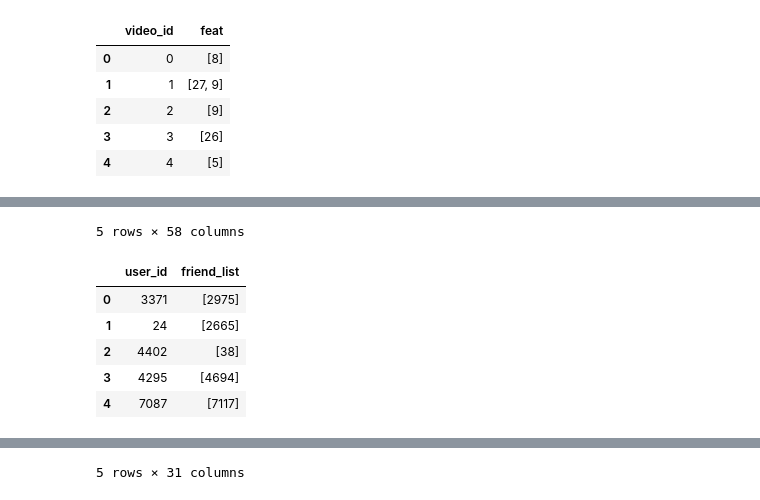
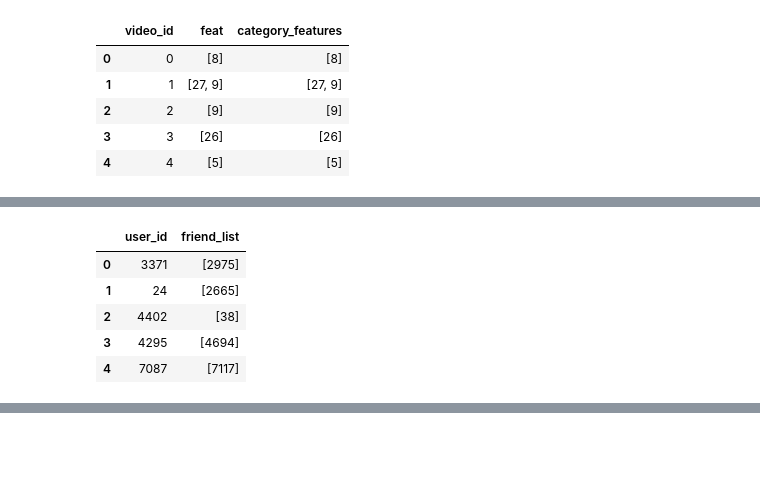
Before and after one commit to aygoun/FinalProject_2025_Armand_BLIN, a Jupyter notebook: notebooks/01_data_exploration.ipynb, the cells around one changed output, grey strips where cells are left out. Drawn from its saved outputs; the diff is of its cells as text; code cells hidden in the pictures; blank space fills up the shorter version.

```diff
--- a/notebooks/01_data_exploration.ipynb
+++ b/notebooks/01_data_exploration.ipynb
@@ -7,40 +11,41 @@ from IPython.display import display
 RAW_DATA_DIR = "../data/raw/"
 # %%
 # Loading data from Kuairec
-kr_df = pd.read_csv(RAW_DATA_DIR + "small_matrix.csv")
-display(kr_df.head())
+interaction_matrix_df = pd.read_csv(RAW_DATA_DIR + "small_matrix.csv")
+display(interaction_matrix_df.head())
 
-kr_2_df = pd.read_csv(RAW_DATA_DIR + "item_categories.csv")
-display(kr_2_df.head())
+item_categories_df = pd.read_csv(RAW_DATA_DIR + "item_categories.csv")
+item_categories_df["category_features"] = item_categories_df["feat"].map(eval)
+display(item_categories_df.head())
 
-kr_3_df = pd.read_csv(RAW_DATA_DIR + "item_daily_features.csv")
-display(kr_3_df.head())
+item_daily_features_df = pd.read_csv(RAW_DATA_DIR + "item_daily_features.csv")
+display(item_daily_features_df.head())
 
-kr_4_df = pd.read_csv(RAW_DATA_DIR + "social_network.csv")
-display(kr_4_df.head())
+social_network_df = pd.read_csv(RAW_DATA_DIR + "social_network.csv")
+social_network_df["friend_list"] = social_network_df["friend_list"].map(eval)
+display(social_network_df.head())
 
-kr_5_df = pd.read_csv(RAW_DATA_DIR + "user_features.csv")
-display(kr_5_df.head())
+user_features_df = pd.read_csv(RAW_DATA_DIR + "user_features.csv")
+display(user_features_df.head())
 # %% [output]
 |  | user_id | video_id | play_duration | video_duration | time | date | timestamp | watch_ratio |
 | 0 | 14 | 148 | 4381 | 6067 | 2020-07-05 05:27:48.378 | 20200705.0 | 1.593898e+09 | 0.722103 |
 | 1 | 14 | 183 | 11635 | 6100 | 2020-07-05 05:28:00.057 | 20200705.0 | 1.593898e+09 | 1.907377 |
 | 2 | 14 | 3649 | 22422 | 10867 | 2020-07-05 05:29:09.479 | 20200705.0 | 1.593898e+09 | 2.063311 |
 | 3 | 14 | 5262 | 4479 | 7908 | 2020-07-05 05:30:43.285 | 20200705.0 | 1.593898e+09 | 0.566388 |
 | 4 | 14 | 8234 | 4602 | 11000 | 2020-07-05 05:35:43.459 | 20200705.0 | 1.593899e+09 | 0.418364 |
-|  | video_id | feat |
-| 0 | 0 | [8] |
-| 1 | 1 | [27, 9] |
-| 2 | 2 | [9] |
-| 3 | 3 | [26] |
-| 4 | 4 | [5] |
+|  | video_id | feat | category_features |
+| 0 | 0 | [8] | [8] |
+| 1 | 1 | [27, 9] | [27, 9] |
+| 2 | 2 | [9] | [9] |
+| 3 | 3 | [26] | [26] |
+| 4 | 4 | [5] | [5] |
 |  | video_id | date | author_id | video_type | upload_dt | upload_type | visible_status | video_duration | ... |
 | 0 | 0 | 20200705 | 3309 | NORMAL | 2020-03-30 | ShortImport | public | 5966.0 | ... |
 | 1 | 0 | 20200706 | 3309 | NORMAL | 2020-03-30 | ShortImport | public | 5966.0 | ... |
 | 2 | 0 | 20200707 | 3309 | NORMAL | 2020-03-30 | ShortImport | public | 5966.0 | ... |
 | 3 | 0 | 20200708 | 3309 | NORMAL | 2020-03-30 | ShortImport | public | 5966.0 | ... |
 | 4 | 0 | 20200709 | 3309 | NORMAL | 2020-03-30 | ShortImport | public | 5966.0 | ... |
-5 rows × 58 columns
 |  | user_id | friend_list |
 | 0 | 3371 | [2975] |
 | 1 | 24 | [2665] |
@@ -53,4 +58,3 @@ display(kr_5_df.head())
 | 2 | 2 | full_active | 0 | 0 | 0 | 27 | ... |
 | 3 | 3 | full_active | 0 | 0 | 0 | 16 | ... |
 | 4 | 4 | full_active | 0 | 0 | 0 | 122 | ... |
-5 rows × 31 columns
```
Also changed, not shown: parts of 12 cells of this notebook, 2 other files.
